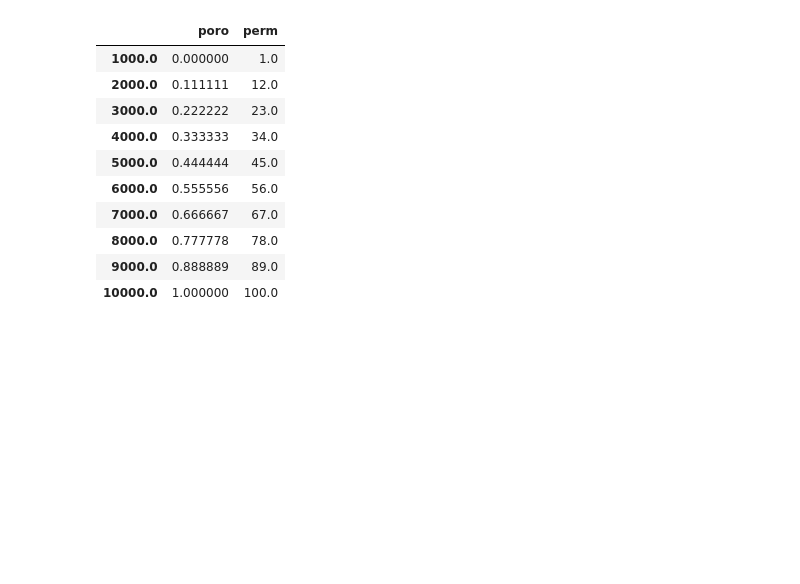
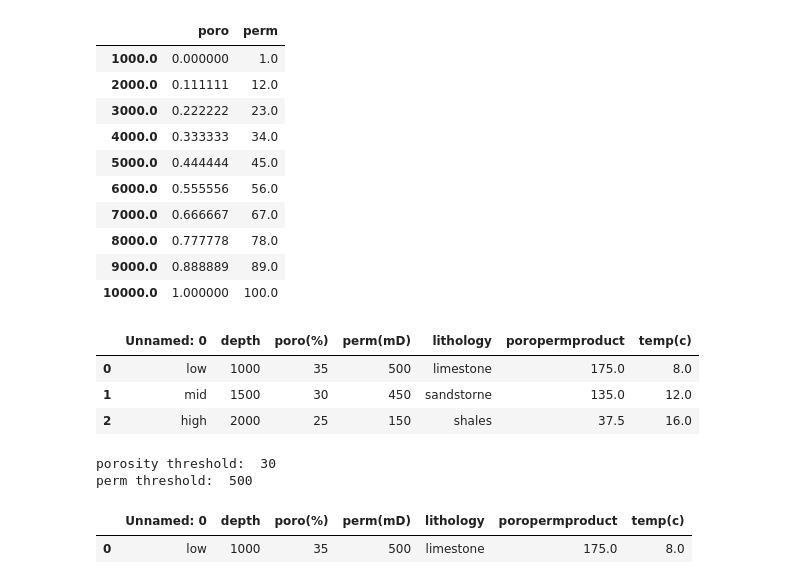
Before and after one commit to habib-ur-rehman143/Petro-Python-Codes, a Jupyter notebook: DAY 8.ipynb, the cells around one changed output. Drawn from its saved outputs; the diff is of its cells as text; code cells hidden in the pictures; blank space fills up the shorter version.

```diff
--- a/DAY 8.ipynb
+++ b/DAY 8.ipynb
@@ -685,3 +685,24 @@ df
 | 8000.0 | 0.777778 | 78.0 |
 | 9000.0 | 0.888889 | 89.0 |
 | 10000.0 | 1.000000 | 100.0 |
+# %%
+df_new
+# %% [output]
+|  | Unnamed: 0 | depth | poro(%) | perm(mD) | lithology | poropermproduct | temp(c) |
+| 0 | low | 1000 | 35 | 500 | limestone | 175.0 | 8.0 |
+| 1 | mid | 1500 | 30 | 450 | sandstorne | 135.0 | 12.0 |
+| 2 | high | 2000 | 25 | 150 | shales | 37.5 | 16.0 |
+# %%
+def poro_perm_filter(df_new):
+    poro_thresh= float(input('porosity threshold:  '))
+    perm_thresh= float(input('perm threshold:  '))
+
+    df= df_new[(df_new['poro(%)']>= poro_thresh)&(df_new['perm(mD)']>=perm_thresh)]
+    return df
+# %%
+poro_perm_filter(df_new)
+# %% [output]
+porosity threshold:  30
+perm threshold:  500
+|  | Unnamed: 0 | depth | poro(%) | perm(mD) | lithology | poropermproduct | temp(c) |
+| 0 | low | 1000 | 35 | 500 | limestone | 175.0 | 8.0 |
```
